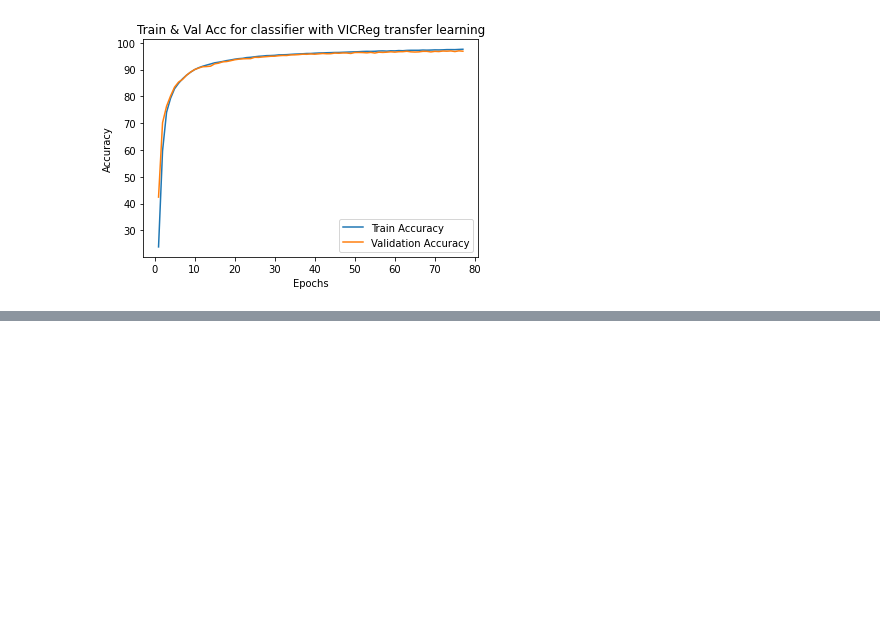
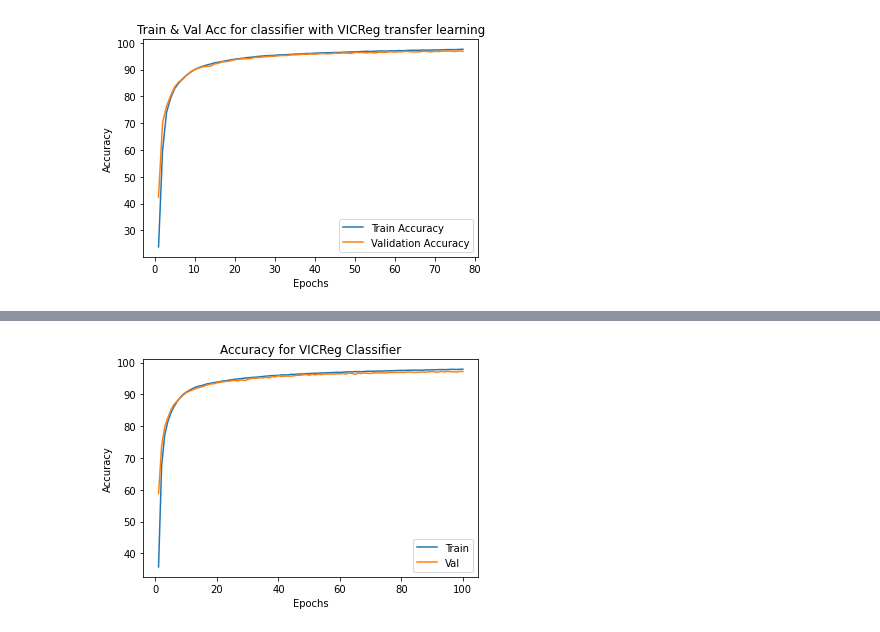
Before and after one commit to cpareja3025/VICReg_project, a Jupyter notebook: notebooks/VICReg.ipynb, the cells around one changed output, grey strips where cells are left out. Saved outputs shown, nothing was run; the diff lists cells and outputs as text; code cells hidden in the pictures; blank space fills up the shorter version.

```diff
--- a/notebooks/VICReg.ipynb
+++ b/notebooks/VICReg.ipynb
@@ -739,0 +794,10 @@ plt.savefig("/Users/cpare/repos/VICReg_project/plots/cc.pdf")
+# %%
+plt.plot(epochs, t_acc, label = "Train")
+plt.plot(epochs, v_acc, label = "Val")
+plt.title("Accuracy for VICReg Classifier")
+plt.legend()
+plt.xlabel("Epochs")
+plt.ylabel("Accuracy")
+plt.savefig("/Users/cpare/repos/VICReg_project/plots/VICReg_classifier_acc.jpeg")
+# %% [output]
+[figure, added]
```
Also changed, not shown: parts of 4 cells of this notebook, 4 other files.
